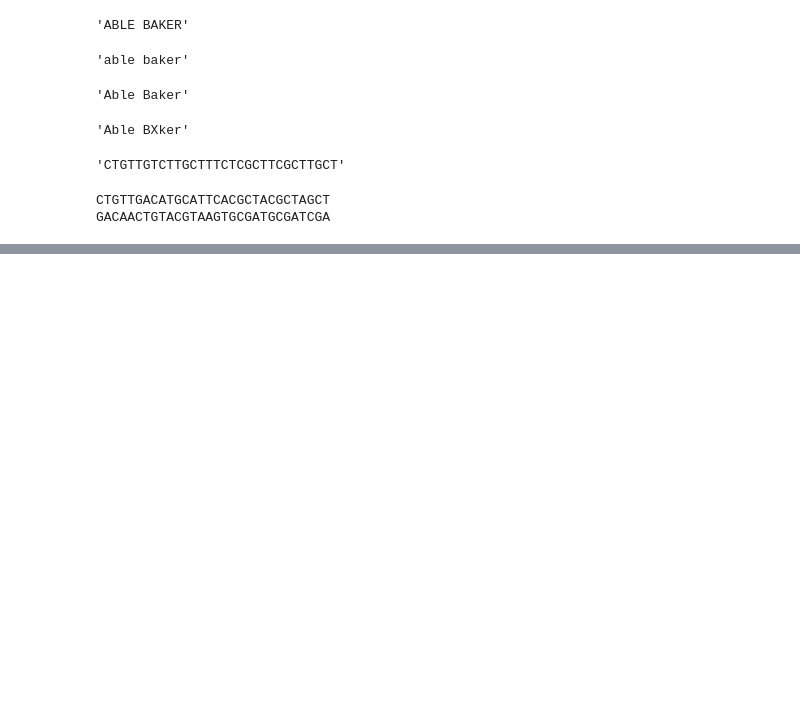
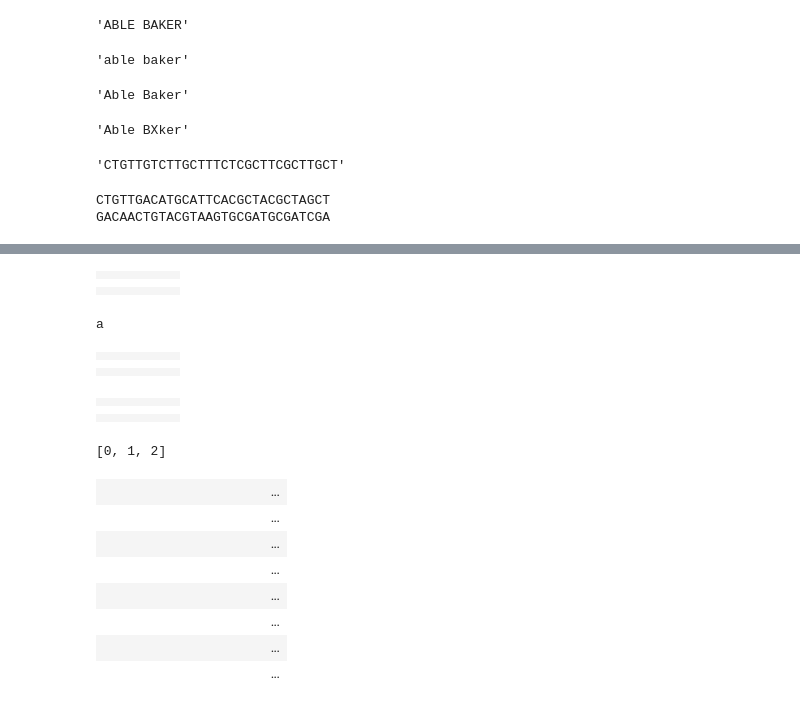
Before and after one commit to rmdickson/SWC_collab_UNB, a Jupyter notebook: Intro Python workbook.ipynb, the cells around one changed output, grey strips where cells are left out. Saved outputs shown, nothing was run; the diff lists cells and outputs as text; code cells hidden in the pictures; blank space fills up the shorter version.

```diff
--- a/Intro Python workbook.ipynb
+++ b/Intro Python workbook.ipynb
@@ -106,0 +275,53 @@ GACAACTGTACGTAAGTGCGATGCGATCGA
+# %%
+grid.lines_on = True
+grid[1,1] = (0,255,0)
+grid.show()
+# %% [output]
+|  |  |  |  |  |  |
+|  |  |  |  |  |  |
+|  |  |  |  |  |  |
+# %%
+s = 'aeiou'
+print s[0]
+# %% [output]
+a
+# %%
+orange = (255,128,0)
+rectangle = ImageGrid(6,3)
+rectangle[0,0] = orange
+rectangle[0,1] = orange
+rectangle[0,2] = orange
+rectangle.show()
+# %% [output]
+|  |  |  |  |  |  |
+|  |  |  |  |  |  |
+|  |  |  |  |  |  |
+# %%
+orange = (255,128,0)
+rectangle = ImageGrid(6,3)
+for row in range(3):
+    rectangle[0, row] = orange
+rectangle.show()
+# %% [output]
+|  |  |  |  |  |  |
+|  |  |  |  |  |  |
+|  |  |  |  |  |  |
+# %%
+range(3)
+# %% [output]
+[0, 1, 2]
+# %%
+orange = (255,128,0)
+rectangle = ImageGrid(20,8)
+for row in range(rectangle.height):
+    rectangle[0, row] = orange
+rectangle.show()
+# %% [output]
+|  |  |  |  |  |  |  |  |  |  |  |  | ... |
+|  |  |  |  |  |  |  |  |  |  |  |  | ... |
+|  |  |  |  |  |  |  |  |  |  |  |  | ... |
+|  |  |  |  |  |  |  |  |  |  |  |  | ... |
+|  |  |  |  |  |  |  |  |  |  |  |  | ... |
+|  |  |  |  |  |  |  |  |  |  |  |  | ... |
+|  |  |  |  |  |  |  |  |  |  |  |  | ... |
+|  |  |  |  |  |  |  |  |  |  |  |  | ... |
```
Also changed, not shown: parts of 25 cells of this notebook.
